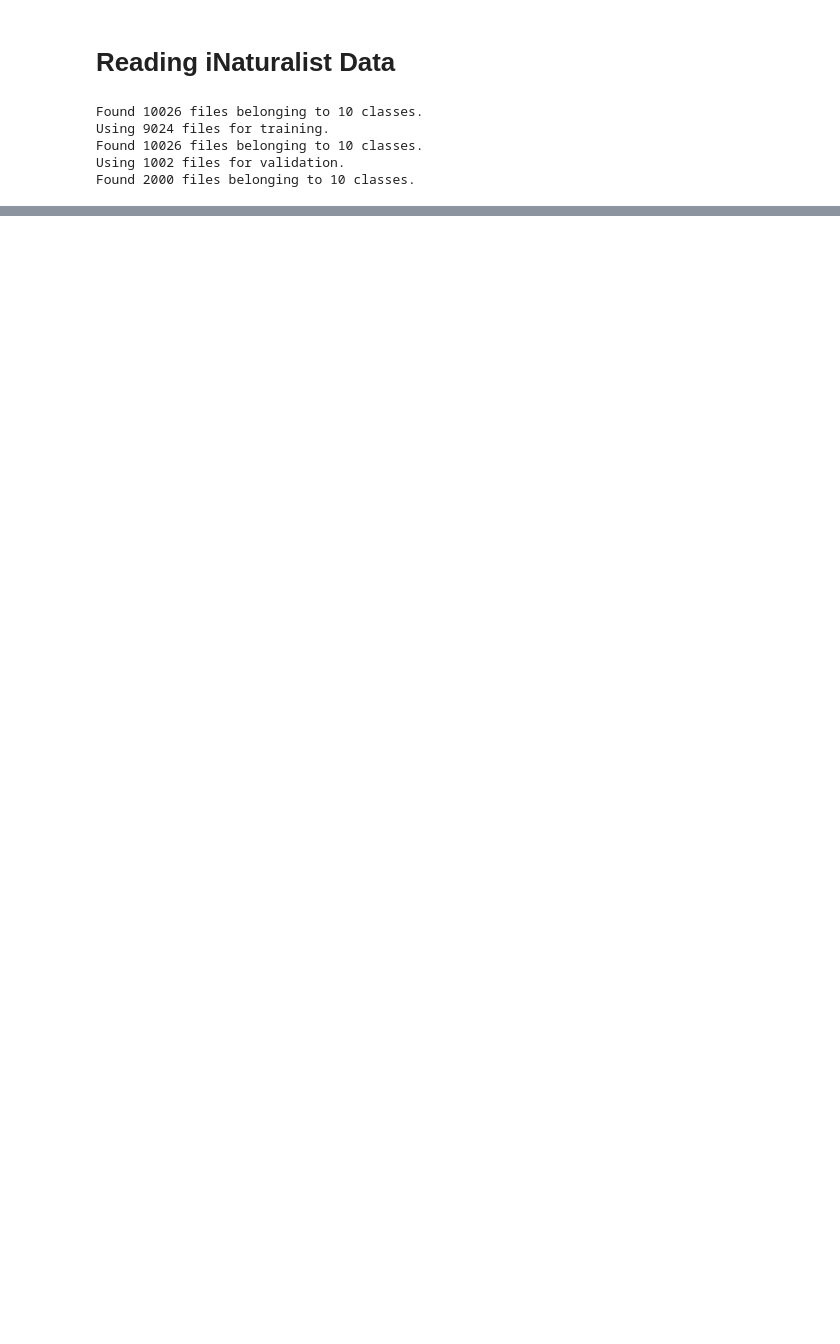
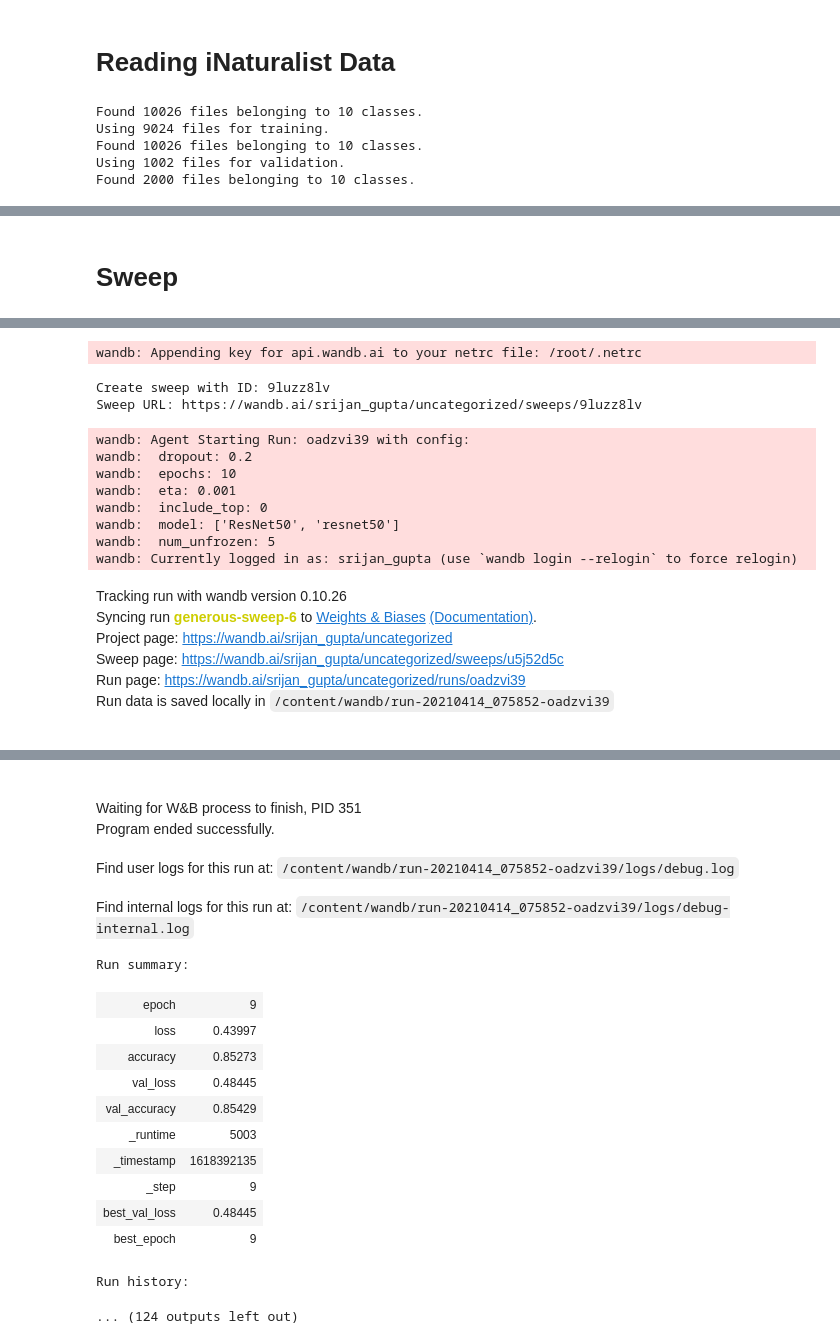
Before and after one commit to vasid99/cs6910-dl, a Jupyter notebook: Assignment02/Assignment02_part_B.ipynb, the cells around one changed output, grey strips where cells are left out. Cells and saved outputs as stored; diff of their text form; code cells hidden in the pictures; blank space fills up the shorter version.

Commit message:
Minor edits, debugs

```diff
--- a/Assignment02/Assignment02_part_B.ipynb
+++ b/Assignment02/Assignment02_part_B.ipynb
@@ -27,6 +23,3 @@ Mounted at /content/drive
-# %%
-ks_app_CNN = ks.applications.InceptionV3
-ks_app_cnn = ks.applications.inception_v3
 # %% [markdown]
 # Reading iNaturalist Data
 # %%
@@ -61,11 +54,10 @@ test_ds = ks.preprocessing.image_dataset_from_directory(path_test,
 class_names = train_ds.class_names
 num_classes = len(class_names)
 
-
 AUTOTUNE = tf.data.AUTOTUNE
-train_ds = train_ds.prefetch(buffer_size=AUTOTUNE)
-val_ds = val_ds.prefetch(buffer_size=AUTOTUNE)
-test_ds = test_ds.prefetch(buffer_size=AUTOTUNE)
+train_ds = train_ds.prefetch(buffer_size = tf.data.AUTOTUNE)
+val_ds   = val_ds.prefetch(buffer_size = tf.data.AUTOTUNE)
+test_ds  = test_ds.prefetch(buffer_size = tf.data.AUTOTUNE)
 # %% [output]
 Found 10026 files belonging to 10 classes.
 Using 9024 files for training.
@@ -173,0 +178,35 @@ NameError: ignored
+# %% [markdown]
+# Sweep
+# %%
+sweepCfg = {
+    "name":"Fine Tuning Pretrained Sweep 7",
+    "method": "grid",
+    "parameters":{
+        "include_top":{
+            "values":[0, 1]
+        },
+        "num_unfrozen":{
+            "values":[0, 5]
+        },
+        "model":{
+            "values":[('Xception', 'xception'),
+                    ('InceptionResNetV2', 'inception_resnet_v2'),
+                    ('ResNet50', 'resnet50'),
+                    ('InceptionV3', 'inception_v3')
+                    ]
+        },
+        "eta":{
+            "values":[1e-3]
+        },
+        "epochs":{
+            "values":[10]
+        },
+        "dropout":{
+            "values":[0.2]
+        }
+    }
+}
+
+sweepId = wandb.sweep(sweepCfg)
+wandb.agent('srijan_gupta/uncategorized/u5j52d5c', function = runSweep)
+# %% [output]
@@ -173,0 +214,17 @@ NameError: ignored
+wandb: Appending key for api.wandb.ai to your netrc file: /root/.netrc
+Create sweep with ID: 9luzz8lv
+Sweep URL: https://wandb.ai/srijan_gupta/uncategorized/sweeps/9luzz8lv
+wandb: Agent Starting Run: oadzvi39 with config:
+wandb:  dropout: 0.2
+wandb:  epochs: 10
+wandb:  eta: 0.001
+wandb:  include_top: 0
+wandb:  model: ['ResNet50', 'resnet50']
+wandb:  num_unfrozen: 5
+wandb: Currently logged in as: srijan_gupta (use `wandb login --relogin` to force relogin)
+Tracking run with wandb version 0.10.26
+Syncing run generous-sweep-6 to Weights & Biases (Documentation).
+Project page: https://wandb.ai/srijan_gupta/uncategorized
+Sweep page: https://wandb.ai/srijan_gupta/uncategorized/sweeps/u5j52d5c
+Run page: https://wandb.ai/srijan_gupta/uncategorized/runs/oadzvi39
+Run data is saved locally in /content/wandb/run-20210414_075852-oadzvi39
@@ -173,0 +248,17 @@ NameError: ignored
+Waiting for W&B process to finish, PID 351
+Program ended successfully.
+Find user logs for this run at: /content/wandb/run-20210414_075852-oadzvi39/logs/debug.log
+Find internal logs for this run at: /content/wandb/run-20210414_075852-oadzvi39/logs/debug-internal.log
+Run summary:
+| epoch | 9 |
+| loss | 0.43997 |
+| accuracy | 0.85273 |
+| val_loss | 0.48445 |
+| val_accuracy | 0.85429 |
+| _runtime | 5003 |
+| _timestamp | 1618392135 |
+| _step | 9 |
+| best_val_loss | 0.48445 |
+| best_epoch | 9 |
+Run history:
+... (124 outputs left out)
```
Also changed, not shown: parts of 11 cells of this notebook.
